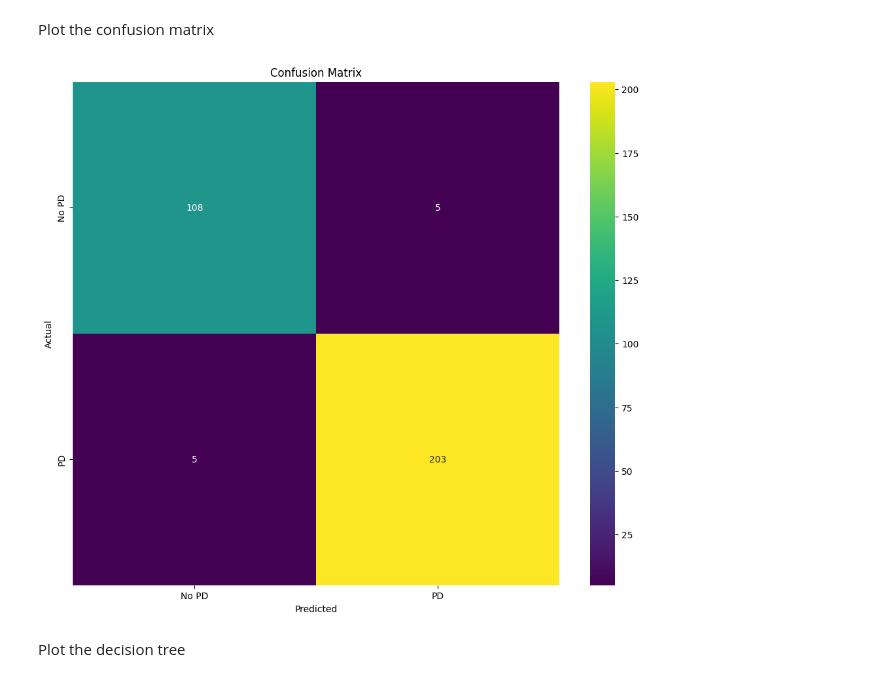
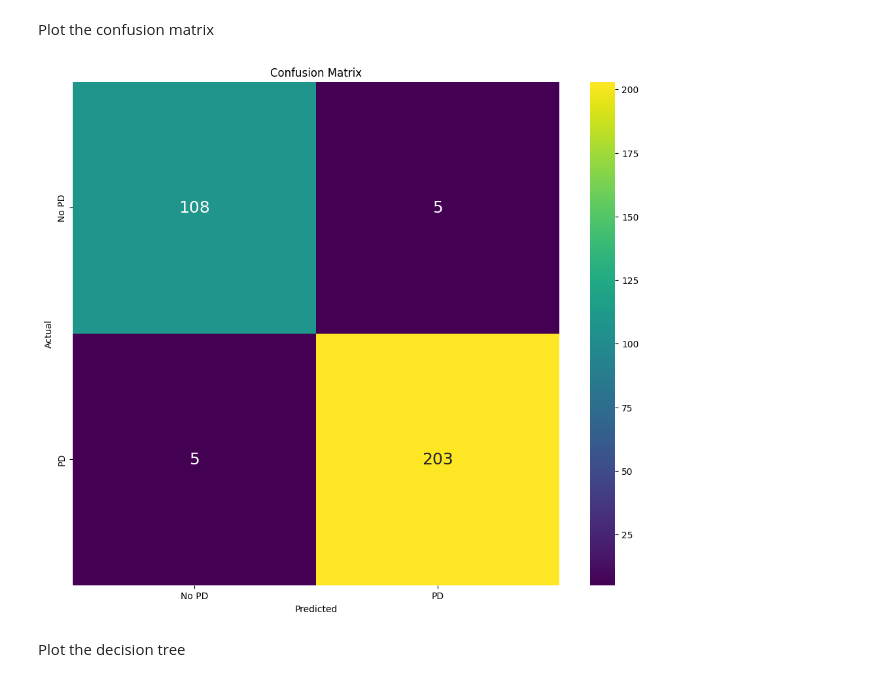
Before and after one commit to DhanashriSolanki/Biomarker-Based-PD-onset-prediction, a Jupyter notebook: Algo3_Decision_tree.ipynb, the cells around one changed output. Cells and saved outputs as stored; diff of their text form; code cells hidden in the pictures.

```diff
--- a/Algo3_Decision_tree.ipynb
+++ b/Algo3_Decision_tree.ipynb
@@ -97,13 +97,13 @@ weighted avg       0.97      0.97      0.97       321
 Plot the confusion matrix
 # %%
 plt.figure(figsize=(12,10))
-sns.heatmap(confusion_matrix(y_test, y_pred), annot=True, fmt='d', cmap='viridis', xticklabels=['No PD', 'PD'], yticklabels=['No PD', 'PD'])
+sns.heatmap(confusion_matrix(y_test, y_pred), annot=True,annot_kws={"size": 18}, fmt='d', cmap='viridis', xticklabels=['No PD', 'PD'], yticklabels=['No PD', 'PD'])
 plt.title("Confusion Matrix")
 plt.xlabel("Predicted")
 plt.ylabel("Actual")
 plt.show()
 # %% [output]
-[figure, old version]
+[figure, new version]
 # %% [markdown]
 Plot the decision tree
 # %%
```
Also changed, not shown: 6 other files.
